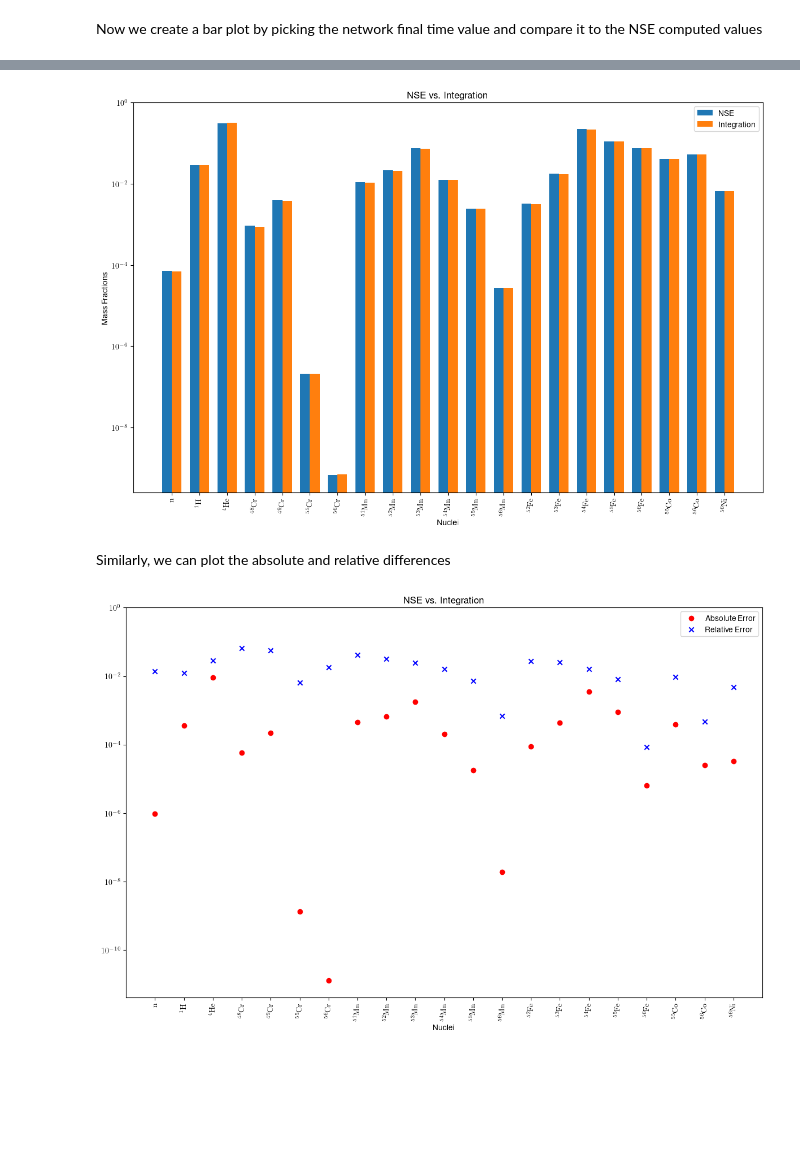
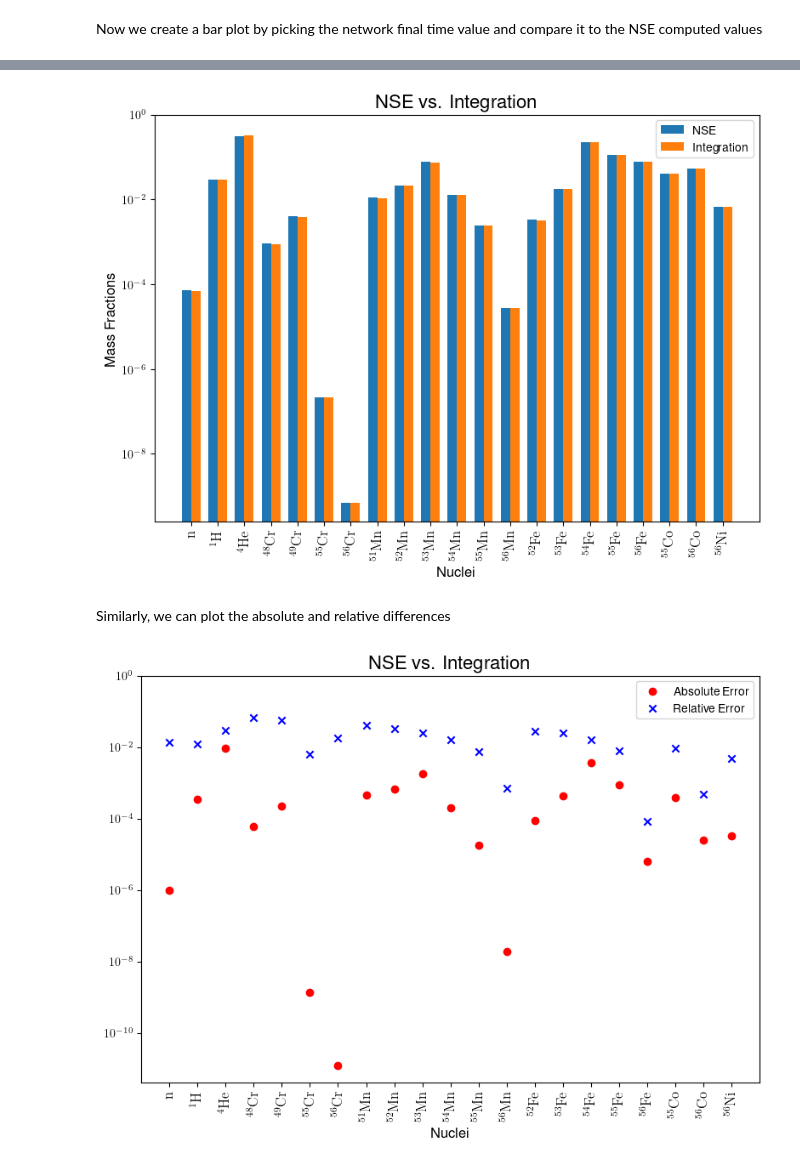
Before and after one commit to pynucastro/paper_notebooks, a Jupyter notebook: iron56_end_integrate.ipynb, the cells around one changed output, grey strips where cells are left out. Drawn from its saved outputs; the diff is of its cells as text; code cells hidden in the pictures; blank space fills up the shorter version.

Commit message:
solving label size issue

```diff
--- a/iron56_end_integrate.ipynb
+++ b/iron56_end_integrate.ipynb
@@ -174,25 +172,26 @@ X(ni56): 0.006658483467571631
 # %%
 # Bar graph for visual
 
 x = np.arange(len(iron56_end.names))
 width = 0.35
 
-fig = plt.figure(figsize=(12,8))
+fig = plt.figure(figsize=(8,6))
 ax = fig.add_subplot(111)
 ax.bar(x - width/2.0, list(comp.X.values()), width, label = 'NSE')
 ax.bar(x + width/2.0, sol.y[:,-1]*iron56_end.A, width, label = 'Integration')
-ax.set_xlabel("Nuclei")
-ax.set_xticks(x, labels=[f"${n.pretty}$" for n in comp.X.keys()], rotation=90)
-ax.set_ylabel("Mass Fractions")
+ax.set_xlabel("Nuclei", fontsize=12)
+ax.set_xticks(x, labels=[f"${n.pretty}$" for n in comp.X.keys()], rotation=90, fontsize=12)
+ax.set_ylabel("Mass Fractions", fontsize=12)
+ax.legend(fontsize=12)
 ax.set_yscale("log")
-ax.set_title("NSE vs. Integration")
+ax.set_title("NSE vs. Integration", fontsize=16)
 ax.set_ylim(ymax = 1)
 ax.legend()
 
 plt.tight_layout()
 fig.savefig('nse_network_comparison.pdf', bbox_inches="tight")
 # %% [output]
-[figure, old version]
+[figure, new version]
 # %% [markdown]
 Similarly, we can plot the absolute and relative differences
 # %%
@@ -212,18 +211,19 @@ for i in range(iron56_end.nnuc):
     diff[nuc] = np.abs(X_net[nuc] - X_nse[nuc])
     diff_rel[nuc] = np.abs(X_net[nuc] - X_nse[nuc])/X_net[nuc]
 
-fig = plt.figure(figsize=(12,8))
+fig = plt.figure(figsize=(8,6))
 ax = fig.add_subplot(111)
 ax.scatter(x, diff.values(), label='Absolute Error', marker='o', color='r')
 ax.scatter(x, diff_rel.values(), label='Relative Error', marker ='x', color='b')
-ax.set_xticks(x, labels=[f"${n.pretty}$" for n in diff.keys()], rotation=90)
-ax.set_xlabel("Nuclei")
+ax.set_xticks(x, labels=[f"${n.pretty}$" for n in diff.keys()], rotation=90, fontsize=12)
+ax.set_xlabel("Nuclei", fontsize=12)
 ax.set_yscale("log")
-ax.set_title("NSE vs. Integration")
+ax.legend(fontsize=12)
+ax.set_title("NSE vs. Integration", fontsize=16)
 ax.set_ylim(ymax = 1)
 ax.legend()
 
 fig.tight_layout()
 fig.savefig("nse_vs_network_2.pdf", bbox_inches="tight")
 # %% [output]
-[figure, old version]
+[figure, new version]
```
Also changed, not shown: parts of 3 cells of this notebook, 3 other files.
